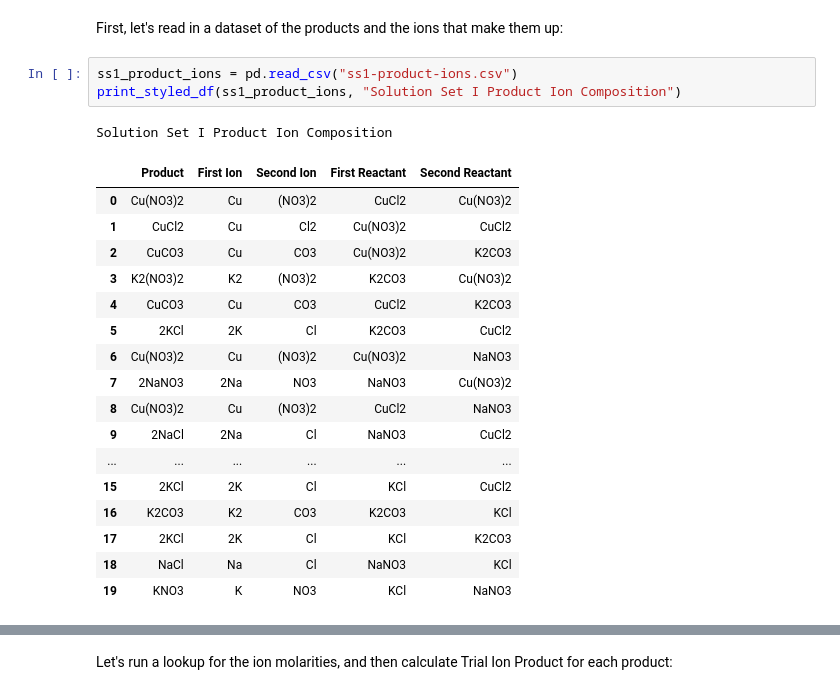
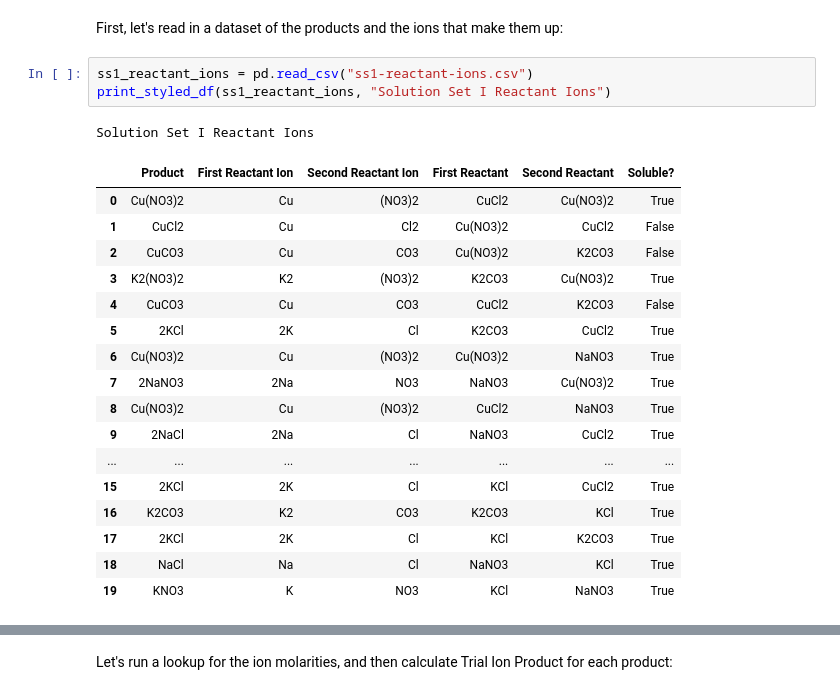
Before and after one commit to ThatNerdSquared/datasci-studio, a Jupyter notebook: lab-10d/lab-10d.ipynb, the cells around one changed output, grey strips where cells are left out. Saved outputs shown, nothing was run; the diff lists cells and outputs as text.

```diff
--- a/lab-10d/lab-10d.ipynb
+++ b/lab-10d/lab-10d.ipynb
@@ -207,24 +207,24 @@ For each product, we need to calculate the Trial Ion Product, and compare it to
 # %% [markdown]
 First, let's read in a dataset of the products and the ions that make them up:
 # %%
-ss1_product_ions = pd.read_csv("ss1-product-ions.csv")
-print_styled_df(ss1_product_ions, "Solution Set I Product Ion Composition")
+ss1_reactant_ions = pd.read_csv("ss1-reactant-ions.csv")
+print_styled_df(ss1_reactant_ions, "Solution Set I Reactant Ions")
 # %% [output]
-Solution Set I Product Ion Composition
+Solution Set I Reactant Ions
-|  | Product | First Ion | Second Ion | First Reactant | Second Reactant |
-| 0 | Cu(NO3)2 | Cu | (NO3)2 | CuCl2 | Cu(NO3)2 |
-| 1 | CuCl2 | Cu | Cl2 | Cu(NO3)2 | CuCl2 |
-| 2 | CuCO3 | Cu | CO3 | Cu(NO3)2 | K2CO3 |
-| 3 | K2(NO3)2 | K2 | (NO3)2 | K2CO3 | Cu(NO3)2 |
-| 4 | CuCO3 | Cu | CO3 | CuCl2 | K2CO3 |
-| 5 | 2KCl | 2K | Cl | K2CO3 | CuCl2 |
-| 6 | Cu(NO3)2 | Cu | (NO3)2 | Cu(NO3)2 | NaNO3 |
-| 7 | 2NaNO3 | 2Na | NO3 | NaNO3 | Cu(NO3)2 |
-| 8 | Cu(NO3)2 | Cu | (NO3)2 | CuCl2 | NaNO3 |
-| 9 | 2NaCl | 2Na | Cl | NaNO3 | CuCl2 |
-| ... | ... | ... | ... | ... | ... |
-| 15 | 2KCl | 2K | Cl | KCl | CuCl2 |
-| 16 | K2CO3 | K2 | CO3 | K2CO3 | KCl |
-| 17 | 2KCl | 2K | Cl | KCl | K2CO3 |
-| 18 | NaCl | Na | Cl | NaNO3 | KCl |
-| 19 | KNO3 | K | NO3 | KCl | NaNO3 |
+|  | Product | First Reactant Ion | Second Reactant Ion | First Reactant | Second Reactant | Soluble? |
+| 0 | Cu(NO3)2 | Cu | (NO3)2 | CuCl2 | Cu(NO3)2 | True |
+| 1 | CuCl2 | Cu | Cl2 | Cu(NO3)2 | CuCl2 | False |
+| 2 | CuCO3 | Cu | CO3 | Cu(NO3)2 | K2CO3 | False |
+| 3 | K2(NO3)2 | K2 | (NO3)2 | K2CO3 | Cu(NO3)2 | True |
+| 4 | CuCO3 | Cu | CO3 | CuCl2 | K2CO3 | False |
+| 5 | 2KCl | 2K | Cl | K2CO3 | CuCl2 | True |
+| 6 | Cu(NO3)2 | Cu | (NO3)2 | Cu(NO3)2 | NaNO3 | True |
+| 7 | 2NaNO3 | 2Na | NO3 | NaNO3 | Cu(NO3)2 | True |
+| 8 | Cu(NO3)2 | Cu | (NO3)2 | CuCl2 | NaNO3 | True |
+| 9 | 2NaCl | 2Na | Cl | NaNO3 | CuCl2 | True |
+| ... | ... | ... | ... | ... | ... | ... |
+| 15 | 2KCl | 2K | Cl | KCl | CuCl2 | True |
+| 16 | K2CO3 | K2 | CO3 | K2CO3 | KCl | True |
+| 17 | 2KCl | 2K | Cl | KCl | K2CO3 | True |
+| 18 | NaCl | Na | Cl | NaNO3 | KCl | True |
+| 19 | KNO3 | K | NO3 | KCl | NaNO3 | True |
```
Also changed, not shown: parts of 14 cells of this notebook, 3 other files.
